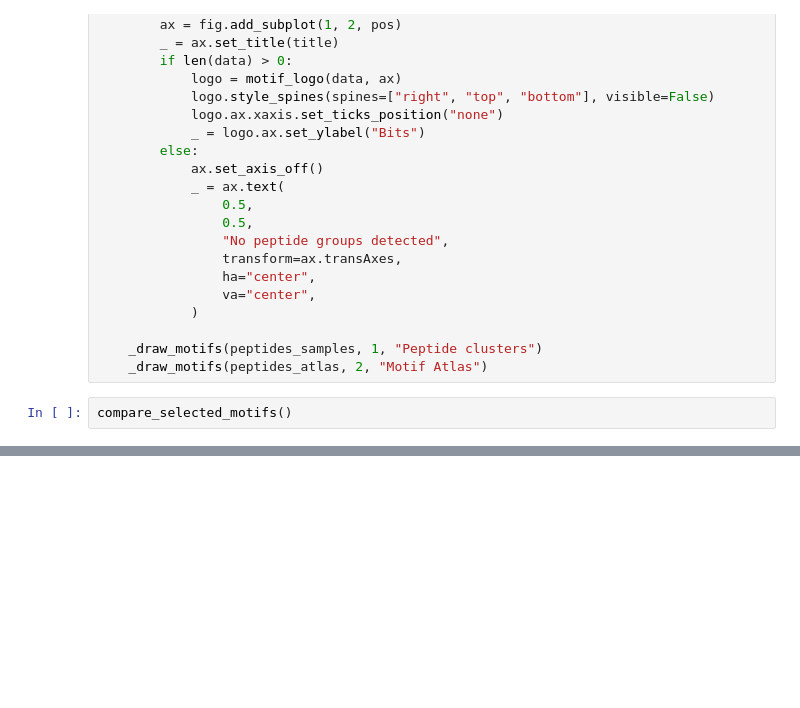
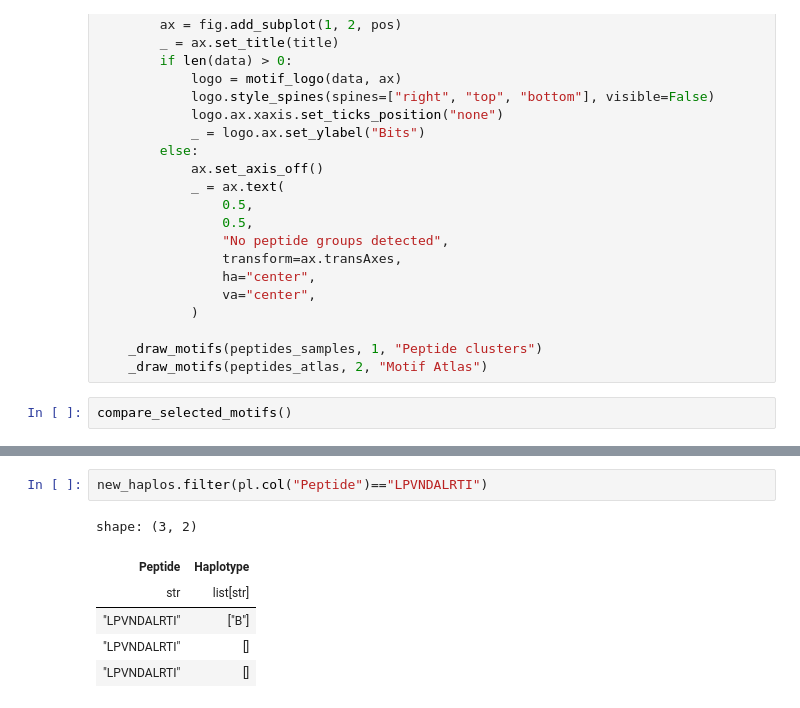
Before and after one commit to immuno-informatics/carmen-analysis, a Jupyter notebook: scripts/09_peptide_motifs_and_frequencies.ipynb, the cells around one changed output, grey strips where cells are left out. Saved outputs shown, nothing was run; the diff lists cells and outputs as text; blank space fills up the shorter version.

```diff
--- a/scripts/09_peptide_motifs_and_frequencies.ipynb
+++ b/scripts/09_peptide_motifs_and_frequencies.ipynb
@@ -5679,0 +5755,9 @@ compare_selected_motifs()
+# %%
+new_haplos.filter(pl.col("Peptide")=="LPVNDALRTI")
+# %% [output]
+shape: (3, 2)
+| Peptide | Haplotype |
+| str | list[str] |
+| "LPVNDALRTI" | ["B"] |
+| "LPVNDALRTI" | [] |
+| "LPVNDALRTI" | [] |
```
Also changed, not shown: parts of 20 cells of this notebook, 1 other file.
